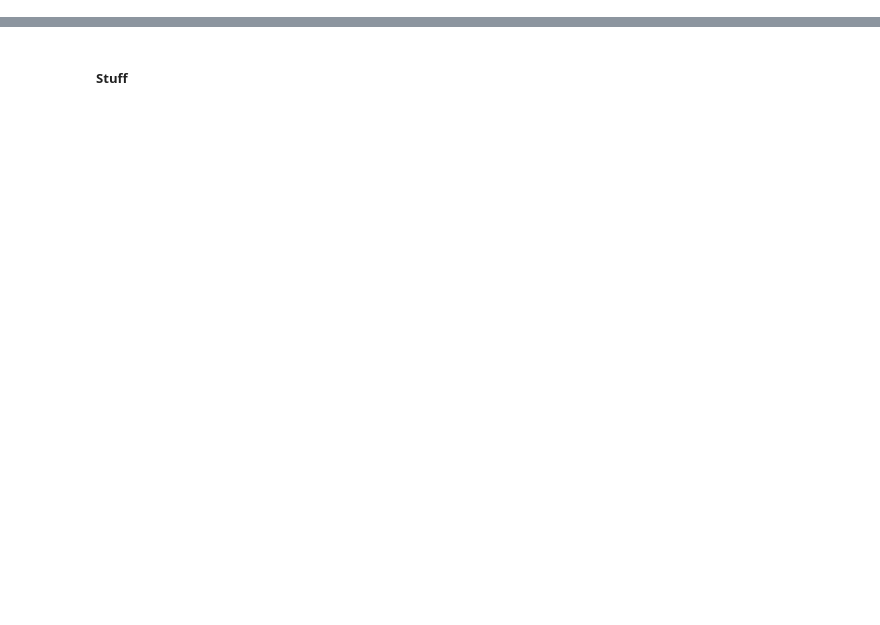
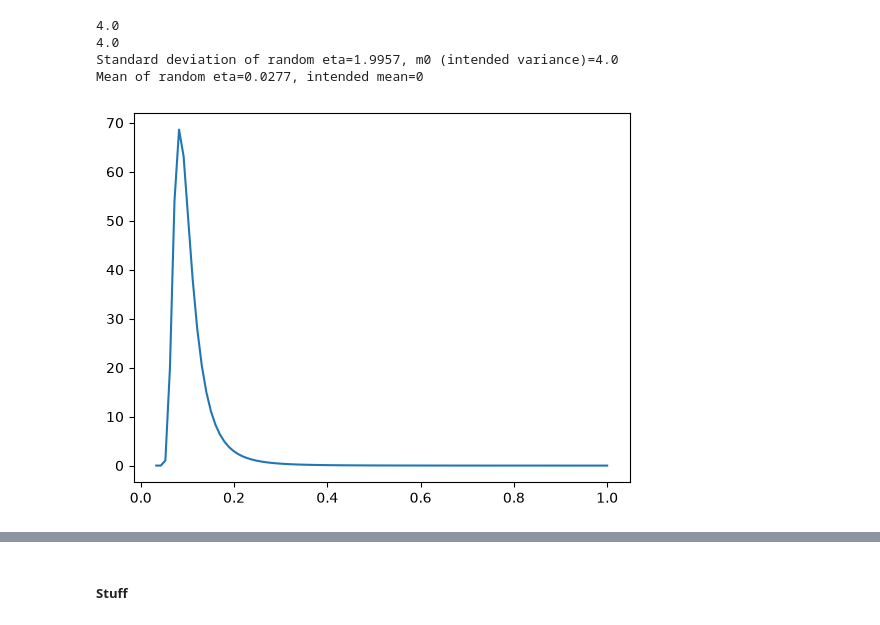
Before and after one commit to Dinojin/FSI_assignment-1, a Jupyter notebook: Pythonfile.ipynb, the cells around one changed output, grey strips where cells are left out. Cells and saved outputs as stored; diff of their text form; code cells hidden in the pictures; blank space fills up the shorter version.

```diff
--- a/Pythonfile.ipynb
+++ b/Pythonfile.ipynb
@@ -12,0 +103,18 @@ print(samples)
+# %%
+plt.plot(f, S(f));
+
+from scipy.integrate import quad
+
+m0, error = quad(S, 0, np.inf)
+
+print(m0)
+print(Hs**2 / 16)
+
+print(f'Standard deviation of random eta={eta.std():.4f}, m0 (intended variance)={Hs**2 / 16}')
+print(f'Mean of random eta={eta.mean():.4f}, intended mean=0')
+# %% [output]
+4.0
+4.0
+Standard deviation of random eta=1.9957, m0 (intended variance)=4.0
+Mean of random eta=0.0277, intended mean=0
+[figure, added]
```
Also changed, not shown: parts of 5 cells of this notebook.
